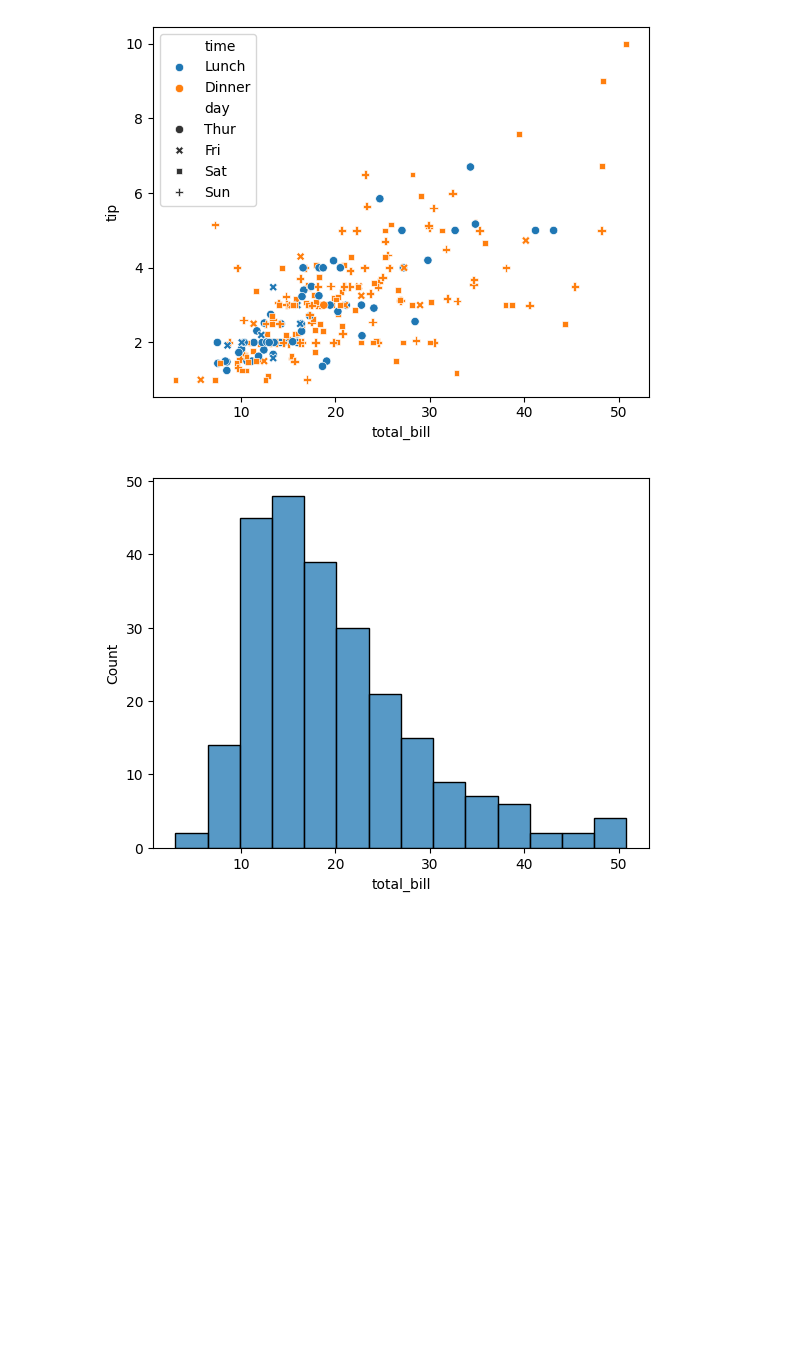
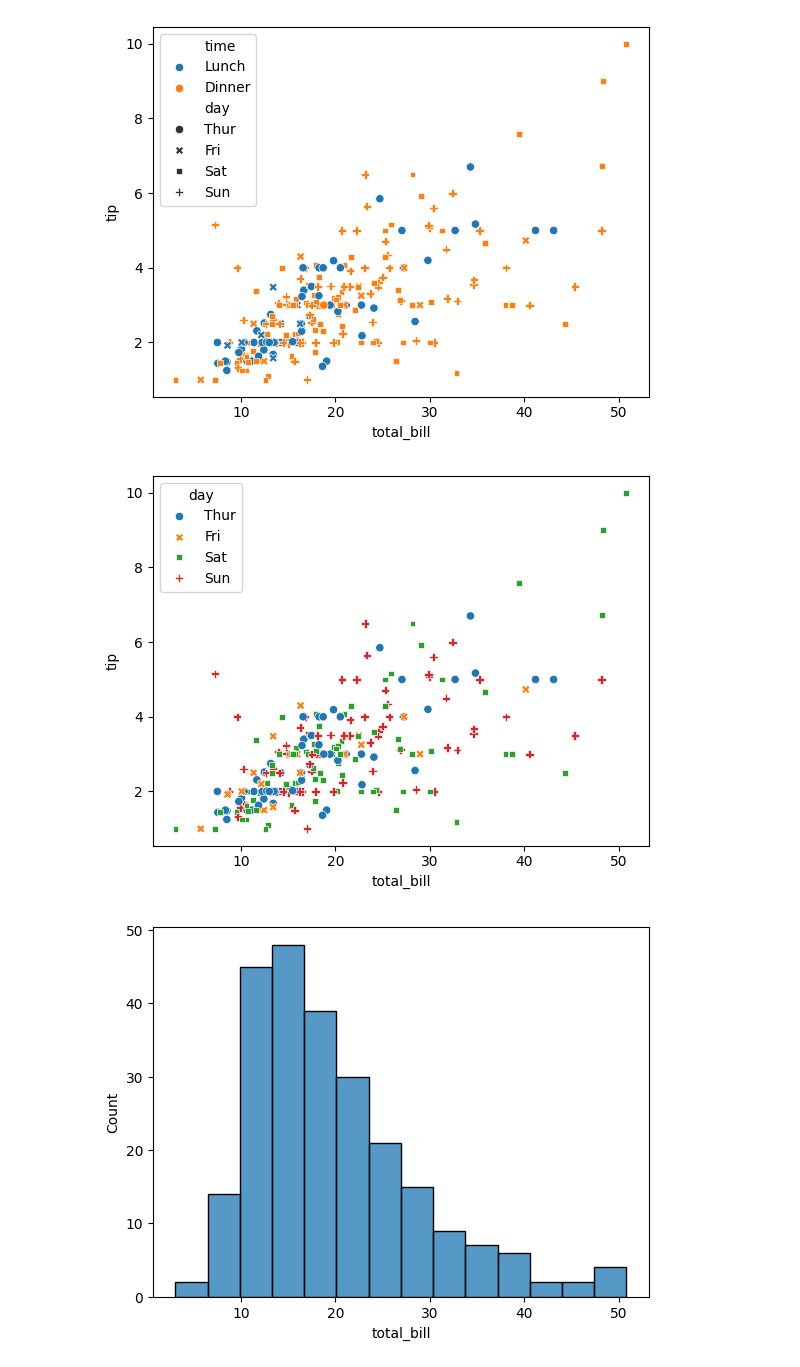
Before and after one commit to ARYANPATEL-BIT/learn-Pandas, a Jupyter notebook: seaborn.ipynb, the cells around one changed output. Cells and saved outputs as stored; diff of their text form; code cells hidden in the pictures; blank space fills up the shorter version.

```diff
--- a/seaborn.ipynb
+++ b/seaborn.ipynb
@@ -43,6 +43,13 @@ sns.scatterplot(data = df, x= 'total_bill', y= 'tip', hue = 'time', style='day')
 plt.show()
 # %% [output]
 [figure]
+# %%
+
+sns.scatterplot(data = df, x= 'total_bill', y= 'tip', hue = 'day', style='day') # hue divides the data into all unique parts.
+
+plt.show()
+# %% [output]
+[figure, added]
 # %%
 #Histogram
 
```
Also changed, not shown: parts of 2 cells of this notebook.
